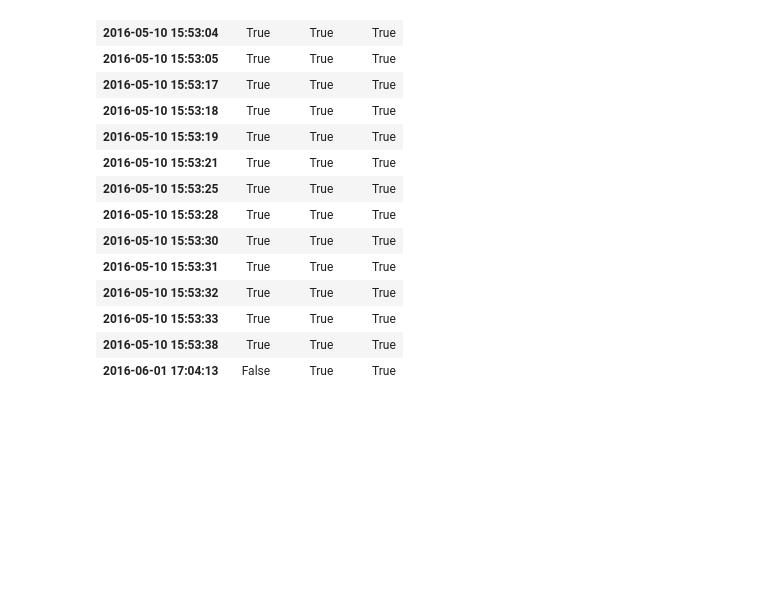
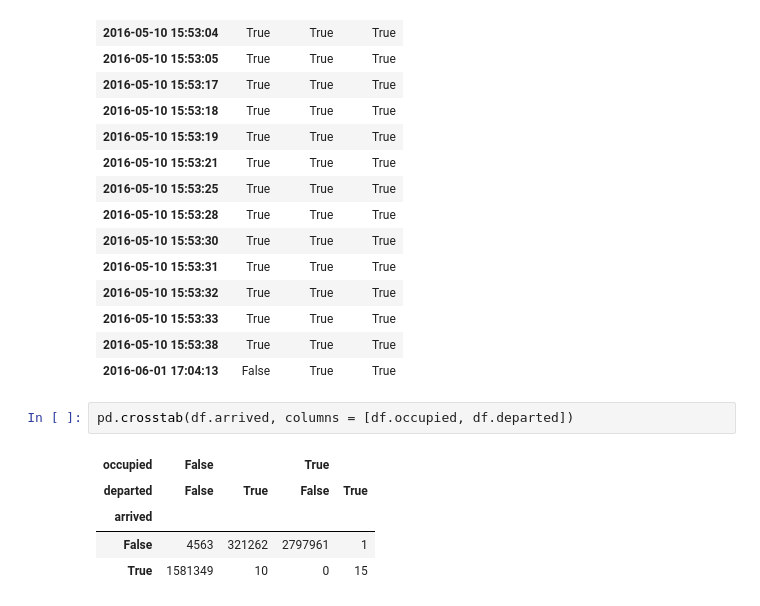
Before and after one commit to JasonCRodriguez/napa-ourself, a Jupyter notebook: notebook/initialExploration.ipynb, the cells around one changed output. Saved outputs shown, nothing was run; the diff lists cells and outputs as text; blank space fills up the shorter version.

```diff
--- a/notebook/initialExploration.ipynb
+++ b/notebook/initialExploration.ipynb
@@ -61,3 +66,11 @@ df[(df.departed == True) & (df.occupied == True)]
 | 2016-05-10 15:53:33 | True | True | True |
 | 2016-05-10 15:53:38 | True | True | True |
 | 2016-06-01 17:04:13 | False | True | True |
+# %%
+pd.crosstab(df.arrived, columns = [df.occupied, df.departed])
+# %% [output]
+| occupied | False |  | True |  |
+| departed | False | True | False | True |
+| arrived |  |  |  |  |
+| False | 4563 | 321262 | 2797961 | 1 |
+| True | 1581349 | 10 | 0 | 15 |
```
Also changed, not shown: parts of 12 cells of this notebook.
